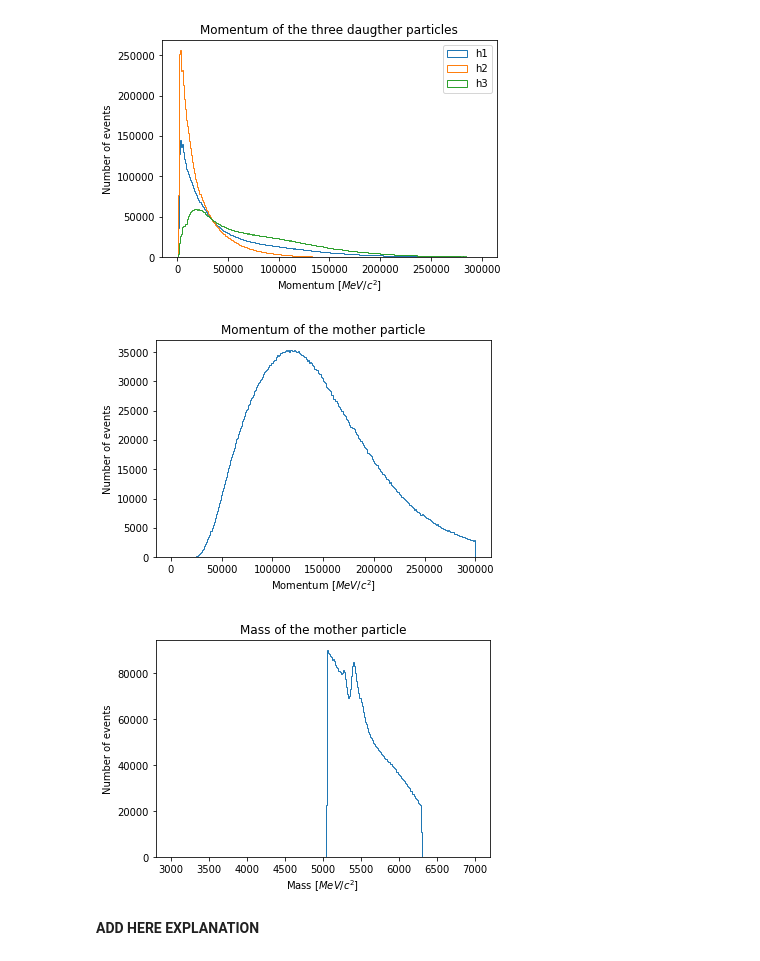
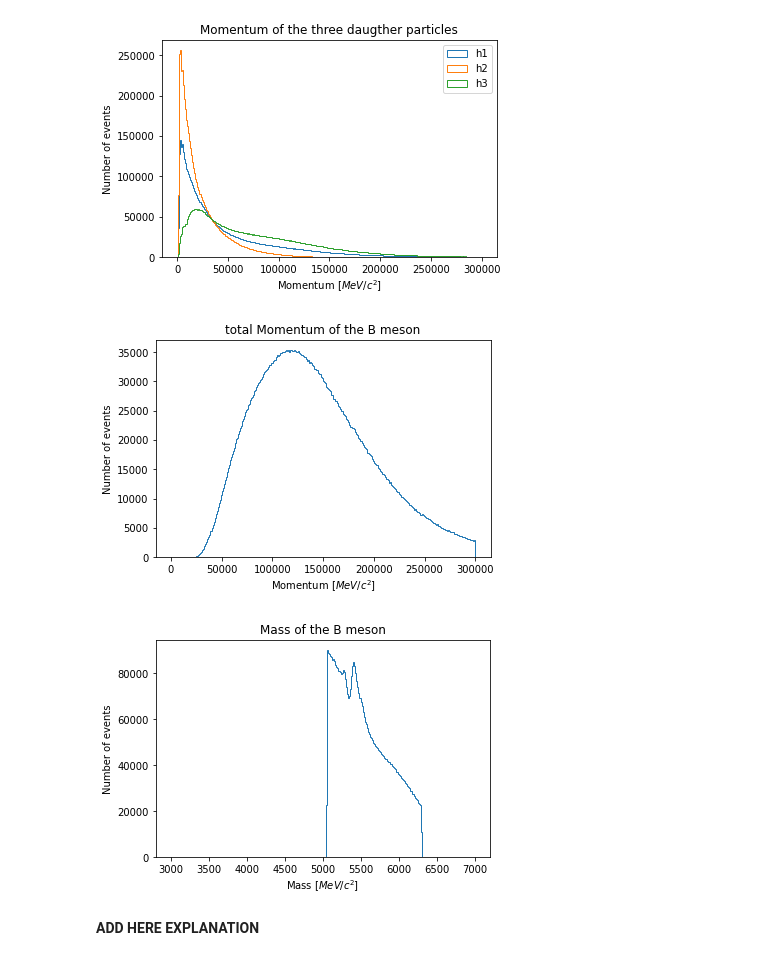
Before and after one commit to tsiligardi/PRA3024-Analysis-of-big-data-in-physics, a Jupyter notebook: LHCb_no_root.ipynb, the cells around one changed output. Drawn from its saved outputs; the diff is of its cells as text; code cells hidden in the pictures.

```diff
--- a/LHCb_no_root.ipynb
+++ b/LHCb_no_root.ipynb
@@ -56,15 +56,15 @@ plt.ylabel('Number of events');
 # %%
 #Calculating the total momentum of the mother
 mother_ptot=sqrt(square(H1.PX+H2.PX+H3.PX)+square(H1.PY+H2.PY+H3.PY)+square(H1.PZ+H2.PZ+H3.PZ))
 
 
 plt.hist(mother_ptot,300,(0,300000),histtype='step');
 
-plt.title("Momentum of the mother particle");
+plt.title("total Momentum of the B meson");
 plt.xlabel('Momentum [$MeV/c^2$]');
 plt.ylabel('Number of events');
 # %% [output]
-[figure, old version]
+[figure, new version]
 # %%
 #total mass of the mother
 massK=493.677
@@ -72,13 +72,13 @@ mass_mother=sqrt(square(H1.getTotalEnergy(massK)+H2.getTotalEnergy(massK)+H3.get
 
 plt.hist(mass_mother,300,(3000,7000),histtype='step');
 
-plt.title("Mass of the mother particle");
+plt.title("Mass of the B meson");
 plt.xlabel('Mass [$MeV/c^2$]');
 plt.ylabel('Number of events');
 
 #Does this match what we would expect from theory?
 # %% [output]
-[figure, old version]
+[figure, new version]
 # %% [markdown]
 **ADD HERE EXPLANATION**
 # %%
```
Also changed, not shown: parts of 2 cells of this notebook.
